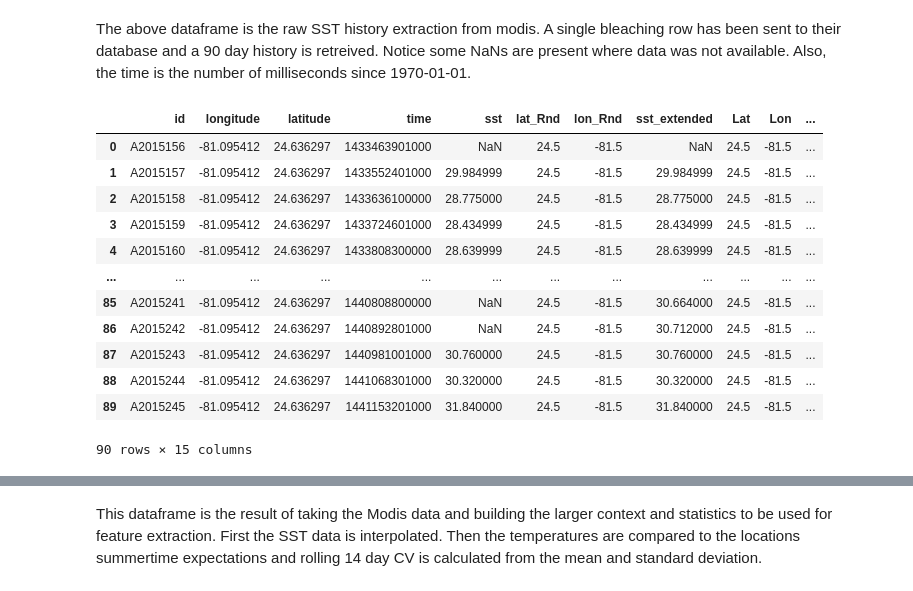
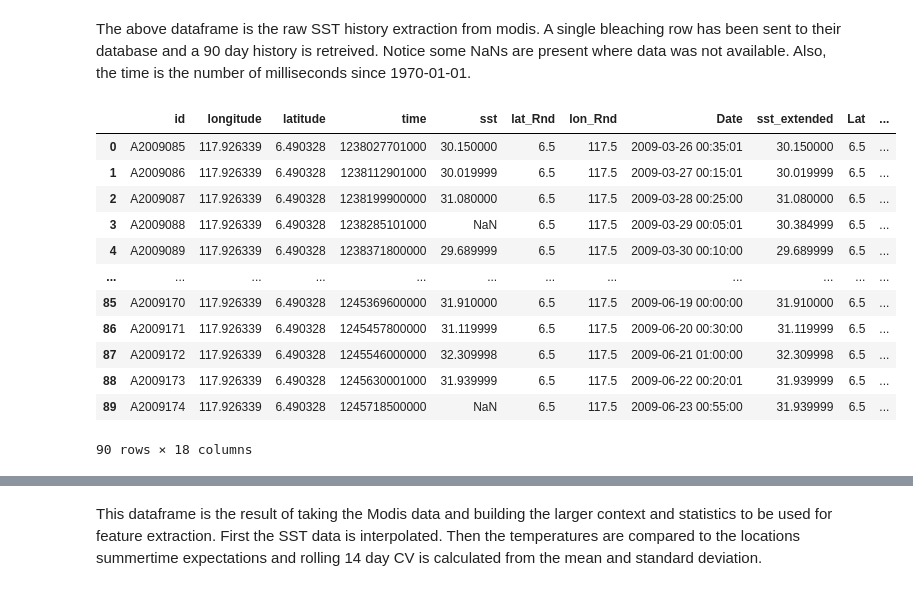
Before and after one commit to patgeitner/nasa-coral-health-observation, a Jupyter notebook: Sea Surface Temperature Feature Extraction.ipynb, the cells around one changed output, grey strips where cells are left out. Drawn from its saved outputs; the diff is of its cells as text; code cells hidden in the pictures.

```diff
--- a/Sea Surface Temperature Feature Extraction.ipynb
+++ b/Sea Surface Temperature Feature Extraction.ipynb
@@ -31,13 +32,11 @@ def LoadGCBD(path):
     df = pd.read_excel(path)
 
     #Data before 2004 is not present for MODIS GEE
-    df = df.loc[df['Date_Year']>=2004]
+    #df = df.loc[df['Date_Year']>=2004]
 
     #Restrict to target locations <- Removed to maximize rows available
     #df = df.loc[(((df['Longitude_Degrees']> 142.69) & (df['Longitude_Degrees']<153.7) & (df['Latitude_Degrees']>-28.7)&(df['Latitude_Degrees']<-10))
     #                      | ((df['Longitude_Degrees']> -85) & (df['Longitude_Degrees']<-63) & (df['Latitude_Degrees']>17)&(df['Latitude_Degrees']<27)))]
-
-    #df['Bleaching_Level'] = df['Bleaching_Level'].fillna('NA')
 
     #Only take 'Population' level results from reef check
     df = df.loc[df['Bleaching_Level']!= 'Colony']
@@ -56,7 +55,7 @@ def LoadGCBD(path):
     ##### Prevalence_Score #####
     #Convert Prevalence Score to percent bleaching by taking middle of percent ranges
     s1 = pd.Series(df['Bleaching_Prevalence_Score'].unique(),name = 'Bleaching_Prevalence_Score')
-    s2 = pd.Series([5,np.nan,37.5,75,17.5,0.0],name = 'Per_Bleached_Prev')
+    s2 = pd.Series([np.nan,75,5.0,37.5,17.5,0.0],name = 'Per_Bleached_Prev')
     dfCodeConv = pd.concat([s1,s2],axis=1).set_index('Bleaching_Prevalence_Score')
 
     #Join values back in to provide the continuious variable conversion
@@ -79,4 +78,4 @@ def LoadGCBD(path):
     return dfGCBD.reset_index()
 
 dfGCBD = LoadGCBD('Data\Query 1_Summary_Bleaching_Cover.xlsx')
-dfGCBD.sample(10)
+#dfGCBD.sample(10)
@@ -126,7 +117,7 @@ def Create_Monthly_SST_Averages(Path):
     #Convert Lon from 1 - 360 to -180 - 180
     dfFnl['Lon'] = dfFnl['Lon'].where(df['Lon'] < 180, df['Lon']-360)
 
-    dfSummer = dfFnl.groupby(['Lat','Lon'], group_keys=False).apply(pd.DataFrame.nlargest,n=5,columns='sst')
+    dfSummer = dfFnl.groupby(['Lat','Lon'], group_keys=False).apply(pd.DataFrame.nlargest,n=3,columns='sst')
     dfSummer = dfSummer[['Lat','Lon','sst']].groupby(by=['Lat','Lon']).mean()
 
     dfSummer = dfSummer.reset_index()
@@ -191,14 +190,15 @@ The following cells break down the steps of the above functions to highlight how
 # %%
-row = dfGCBD.iloc[1370] #1370 <-Good example
+row = dfGCBD.iloc[17414] #1370,22395,17414 <-Good example
 
 chlor = ee.ImageCollection("NASA/OCEANDATA/MODIS-Aqua/L3SMI").select(['sst'])
 date = ee.Date(f"{row['year']}-{row['month']}-{row['day']}")
+#date = ee.Date("2009-10-15")
 point = ee.Geometry.Point([row['Longitude_Degrees'], row['Latitude_Degrees']])
 image = chlor.filterBounds(geometry=point).filterDate(date.advance(-90, 'day'), date)
 data = image.getRegion(geometry=ee.Geometry.Point([row['Longitude_Degrees'], row['Latitude_Degrees']]), scale=5000).getInfo()
 df = pd.DataFrame(data[1:], columns=data[0])
 df['lat_Rnd'] = row['lat_Rnd']
 df['lon_Rnd'] = row['lon_Rnd']
-
+df['Date'] = pd.to_datetime(df['time'], unit='ms')
 df
 # %% [output]
@@ -218,29 +218,49 @@ df
 # %% [markdown]
 The above dataframe is the raw SST history extraction from modis. A single bleaching row has been sent to their database and a 90 day history is retreived. Notice some NaNs are present where data was not available. Also, the time is the number of milliseconds since 1970-01-01.
+# %%
+#from numba import njit
+#@njit()
+def cumlimit(x, lim):
+    x[np.isnan(x)]=0
+    total = 0.
+    result = np.empty_like(x)
+    for i, y in enumerate(x):
+        total += y
+        if total < lim:
+            total = 0.
+        result[i]=total
+    return result
 # %%
 #fill NaNs with with interpolated values from closest known rows
 df['sst_extended'] = df['sst'].interpolate()
 
 #Merge Summer averages with rounded coordinates
 dfExt=pd.merge(df,SummerAvgSST,how='left',left_on=['lon_Rnd','lat_Rnd'],right_on = ['Lon','Lat'])
 
 #Compute statistics
 dfExt['sst_SumComp'] = dfExt['sst_extended']-dfExt['sst_Summer']
 dfExt['sst_sd'] = dfExt['sst_extended'].rolling(14).std()
 dfExt['sst_mean'] = dfExt['sst_extended'].rolling(14).mean()
 dfExt['sst_cv'] = dfExt['sst_sd']*100/dfExt['sst_mean']
+
+dfExt['sst_streak'] = dfExt['sst_SumComp'].apply(np.floor)
+#dfExt['sst_streak_min'] = dfExt['sst_streak'].rolling(7).min()
+dfExt.loc[dfExt['sst_streak']<1,'sst_streak'] = -1
+dfExt['sst_streak'] = dfExt['sst_streak']/7
+dfExt['DHW'] = cumlimit(dfExt['sst_streak'].values,0)
+#dfExt['sst_streak'] = dfExt['sst_streak'].ne(dfExt['sst_streak'].shift())
 dfExt#[['longitude','latitude','time','sst','sst_SumComp','sst_cv']]
 # %% [output]
-|  | id | longitude | latitude | time | sst | lat_Rnd | lon_Rnd | sst_extended | Lat | Lon | ... |
-| 0 | A2015156 | -81.095412 | 24.636297 | 1433463901000 | NaN | 24.5 | -81.5 | NaN | 24.5 | -81.5 | ... |
-| 1 | A2015157 | -81.095412 | 24.636297 | 1433552401000 | 29.984999 | 24.5 | -81.5 | 29.984999 | 24.5 | -81.5 | ... |
-| 2 | A2015158 | -81.095412 | 24.636297 | 1433636100000 | 28.775000 | 24.5 | -81.5 | 28.775000 | 24.5 | -81.5 | ... |
-| 3 | A2015159 | -81.095412 | 24.636297 | 1433724601000 | 28.434999 | 24.5 | -81.5 | 28.434999 | 24.5 | -81.5 | ... |
-| 4 | A2015160 | -81.095412 | 24.636297 | 1433808300000 | 28.639999 | 24.5 | -81.5 | 28.639999 | 24.5 | -81.5 | ... |
+|  | id | longitude | latitude | time | sst | lat_Rnd | lon_Rnd | Date | sst_extended | Lat | ... |
+| 0 | A2009085 | 117.926339 | 6.490328 | 1238027701000 | 30.150000 | 6.5 | 117.5 | 2009-03-26 00:35:01 | 30.150000 | 6.5 | ... |
+| 1 | A2009086 | 117.926339 | 6.490328 | 1238112901000 | 30.019999 | 6.5 | 117.5 | 2009-03-27 00:15:01 | 30.019999 | 6.5 | ... |
+| 2 | A2009087 | 117.926339 | 6.490328 | 1238199900000 | 31.080000 | 6.5 | 117.5 | 2009-03-28 00:25:00 | 31.080000 | 6.5 | ... |
+| 3 | A2009088 | 117.926339 | 6.490328 | 1238285101000 | NaN | 6.5 | 117.5 | 2009-03-29 00:05:01 | 30.384999 | 6.5 | ... |
+| 4 | A2009089 | 117.926339 | 6.490328 | 1238371800000 | 29.689999 | 6.5 | 117.5 | 2009-03-30 00:10:00 | 29.689999 | 6.5 | ... |
 | ... | ... | ... | ... | ... | ... | ... | ... | ... | ... | ... | ... |
-| 85 | A2015241 | -81.095412 | 24.636297 | 1440808800000 | NaN | 24.5 | -81.5 | 30.664000 | 24.5 | -81.5 | ... |
-| 86 | A2015242 | -81.095412 | 24.636297 | 1440892801000 | NaN | 24.5 | -81.5 | 30.712000 | 24.5 | -81.5 | ... |
-| 87 | A2015243 | -81.095412 | 24.636297 | 1440981001000 | 30.760000 | 24.5 | -81.5 | 30.760000 | 24.5 | -81.5 | ... |
-| 88 | A2015244 | -81.095412 | 24.636297 | 1441068301000 | 30.320000 | 24.5 | -81.5 | 30.320000 | 24.5 | -81.5 | ... |
-| 89 | A2015245 | -81.095412 | 24.636297 | 1441153201000 | 31.840000 | 24.5 | -81.5 | 31.840000 | 24.5 | -81.5 | ... |
+| 85 | A2009170 | 117.926339 | 6.490328 | 1245369600000 | 31.910000 | 6.5 | 117.5 | 2009-06-19 00:00:00 | 31.910000 | 6.5 | ... |
+| 86 | A2009171 | 117.926339 | 6.490328 | 1245457800000 | 31.119999 | 6.5 | 117.5 | 2009-06-20 00:30:00 | 31.119999 | 6.5 | ... |
+| 87 | A2009172 | 117.926339 | 6.490328 | 1245546000000 | 32.309998 | 6.5 | 117.5 | 2009-06-21 01:00:00 | 32.309998 | 6.5 | ... |
+| 88 | A2009173 | 117.926339 | 6.490328 | 1245630001000 | 31.939999 | 6.5 | 117.5 | 2009-06-22 00:20:01 | 31.939999 | 6.5 | ... |
+| 89 | A2009174 | 117.926339 | 6.490328 | 1245718500000 | NaN | 6.5 | 117.5 | 2009-06-23 00:55:00 | 31.939999 | 6.5 | ... |
-90 rows × 15 columns
+90 rows × 18 columns
```
Also changed, not shown: parts of 23 cells of this notebook.
